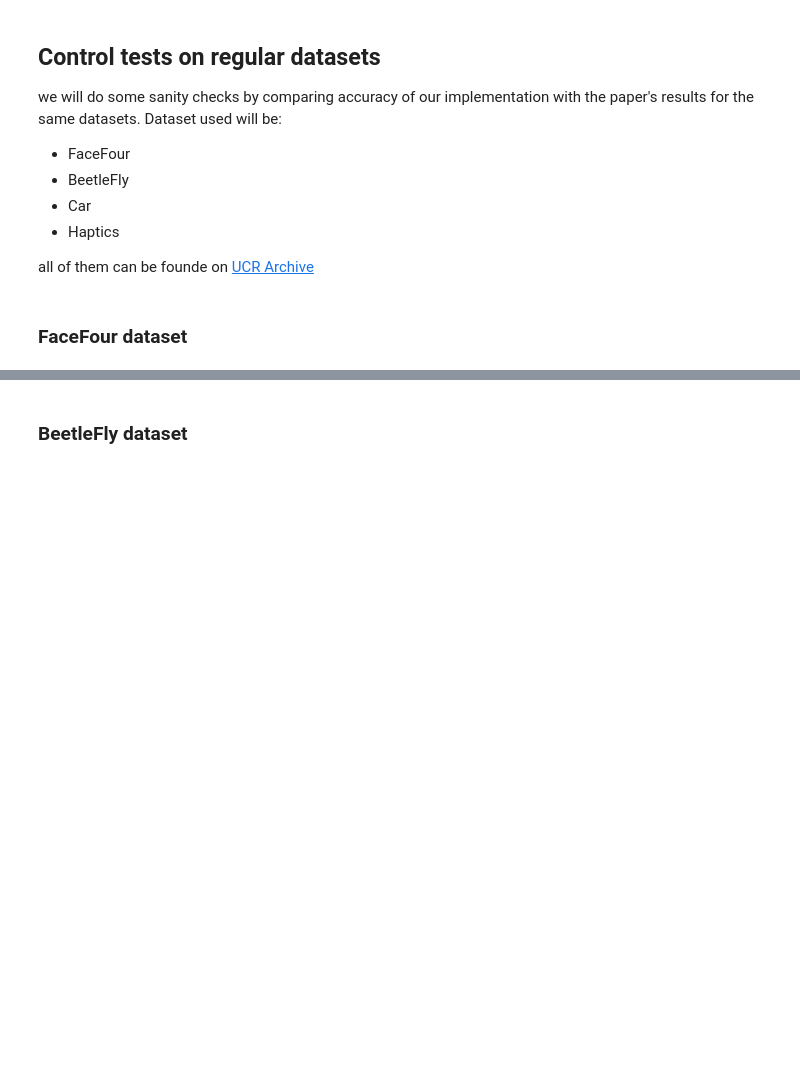
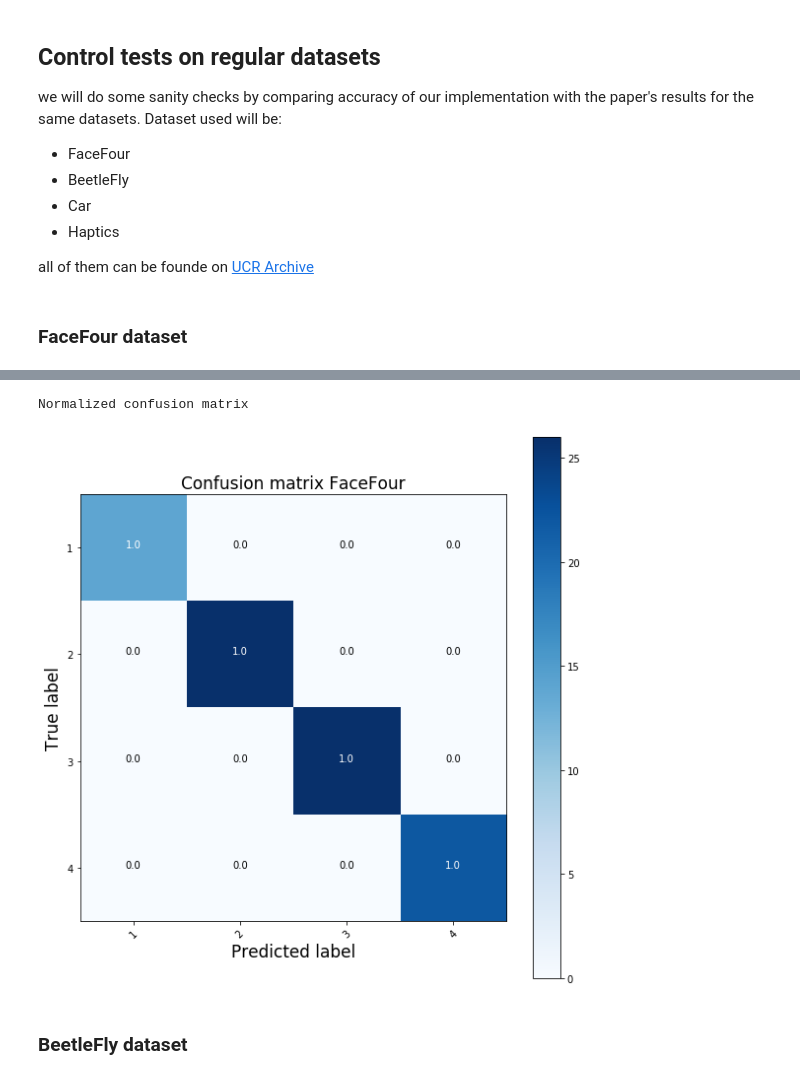
Before and after one commit to frmunozz/irregular-bag-of-pattern, a Jupyter notebook: notebooks/bagOfPatternsFeature.ipynb, the cells around one changed output, grey strips where cells are left out. Cells and saved outputs as stored; diff of their text form; code cells hidden in the pictures; blank space fills up the shorter version.

```diff
--- a/notebooks/bagOfPatternsFeature.ipynb
+++ b/notebooks/bagOfPatternsFeature.ipynb
@@ -58,7 +64,7 @@ Wall time: 13 ms
     - Sub-sequence width (wl): the size of each sub-sequence, input is a fraction ($[0, 1]$) of the whole time series width
 # %%
 %%time
-wd = 7
+wd = 4
 wl = 0.025
-bopf.bop(wd, wl)
+bopf.bop(wd, wl, verbose=False)
 # %% [output]
@@ -331,10 +357,11 @@ all of them can be founde on [UCR Archive](https://www.cs.ucr.edu/~eamonn/time_s
 ### FaceFour dataset
 # %%
 %%time
-train_file = "D:/tesis/UCRArchive_2018/FaceFour/FaceFour_TRAIN.tsv"
-test_file = "D:/tesis/UCRArchive_2018/FaceFour/FaceFour_TEST.tsv"
-wd_arr = [3, 4, 5, 6, 7]
-step = 0.025
-wl_arr = np.round((np.arange(int(1/step))+1)*step, 3)
-bopf3, bopf_t3, output_dict3 = main_test_ucr_p1(train_file, test_file, wd_arr, wl_arr)
+if __name__ == '__main__':
+    train_file = "D:/tesis/UCRArchive_2018/FaceFour/FaceFour_TRAIN.tsv"
+    test_file = "D:/tesis/UCRArchive_2018/FaceFour/FaceFour_TEST.tsv"
+    wd_arr = [3, 4, 5, 6, 7]
+    step = 0.025
+    wl_arr = np.round((np.arange(int(1/step))+1)*step, 3)
+    bopf3, bopf_t3, output_dict3 = main_test_ucr_p1(train_file, test_file, wd_arr, wl_arr)
 # %% [output]
@@ -344,4 +372,7 @@ Wall time: 2min 11s
 # %%
 top_n = 50
-main_test_ucr_p2(bopf3, bopf_t3, output_dict3, top_n)
+# main_test_ucr_p2(bopf3, bopf_t3, output_dict3, top_n)
+acc3, s_index3, pred_labels3, real_labels3, output_dict3, _type3, info = bopf_best_classifier(bopf3, bopf_t3,
+                                                                                   output_dict3,
+                                                                                   top_n)
 # %% [output]
@@ -351,3 +396,11 @@ classify with best tf-idf and wd: 4 , wl: 0.475 -> cv_acc: 1.0 , acc: 0.852
+# %%
+cnf_matrix = confusion_matrix(real_labels3, pred_labels3)
+fig = plt.figure(figsize=(8, 8))
+plot_confusion_matrix(cnf_matrix, classes=bopf3.tlabel, normalize=True,
+                      title='Confusion matrix FaceFour')
+# %% [output]
+Normalized confusion matrix
+[figure, added]
 # %% [markdown]
 ### BeetleFly dataset
 # %%
```
Also changed, not shown: parts of 48 cells of this notebook, 1 other file.
